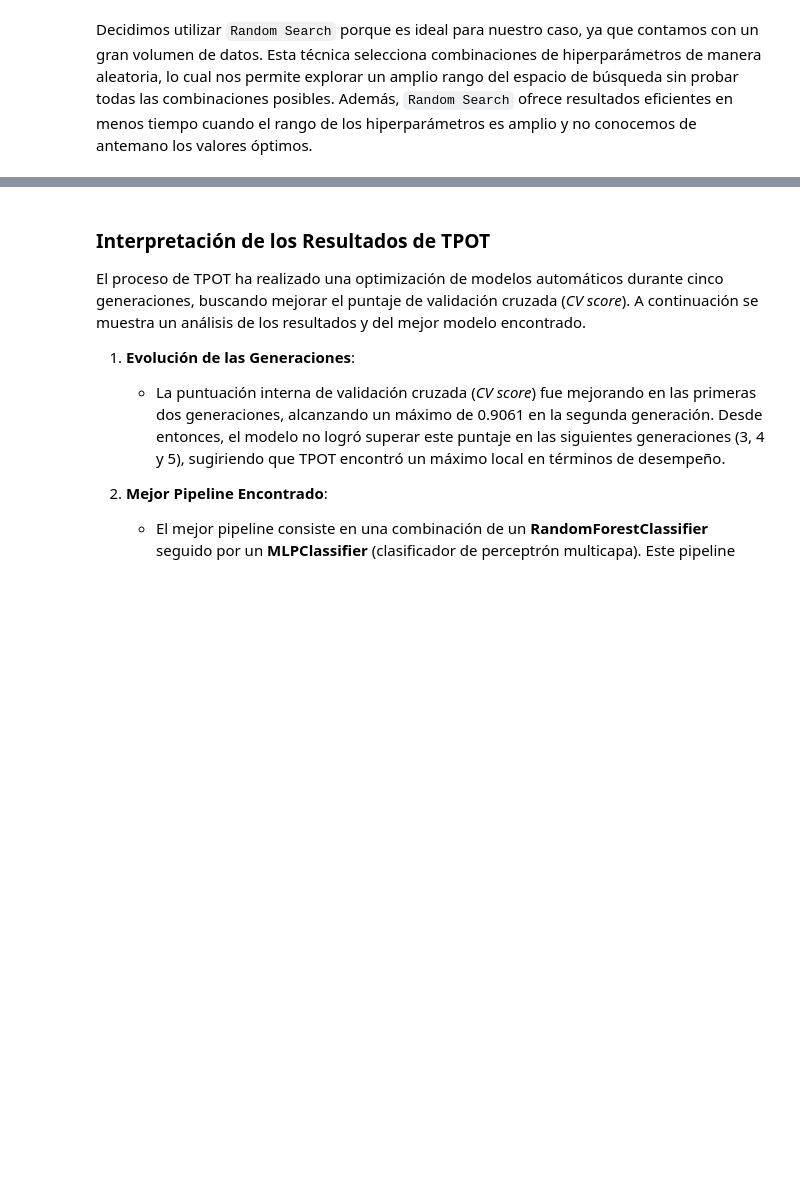
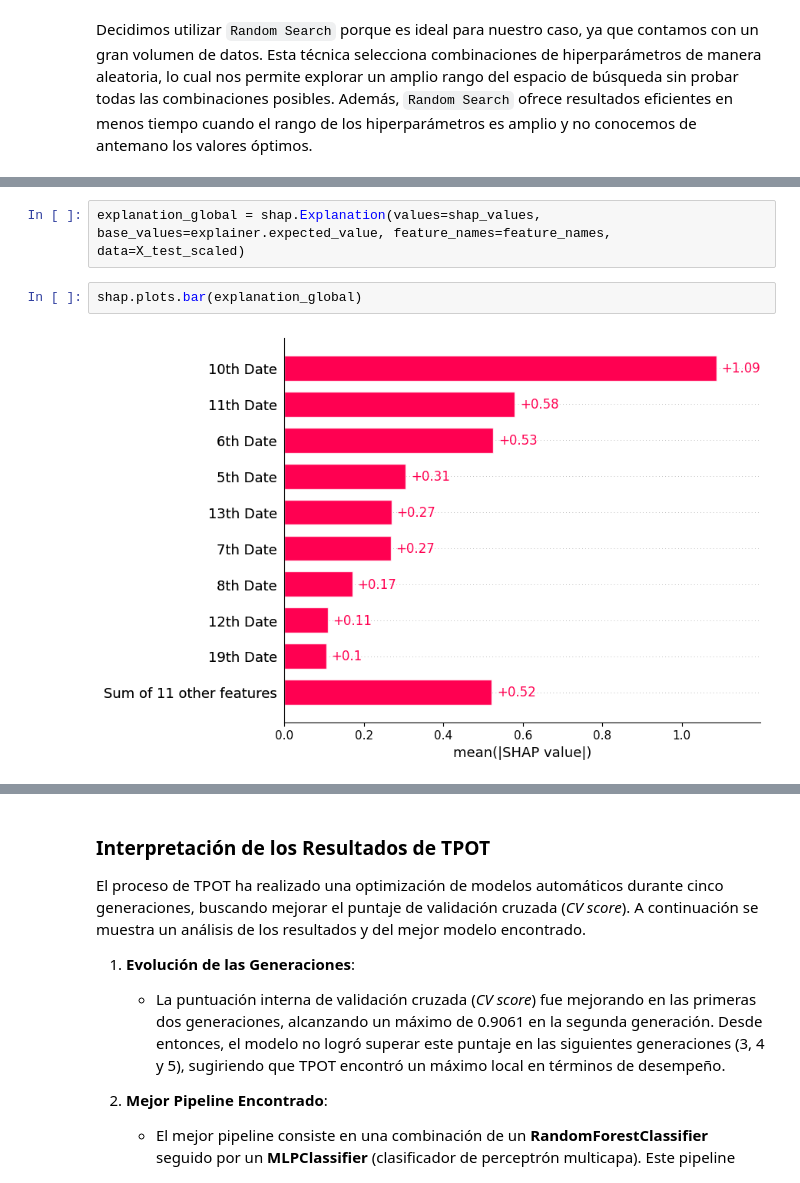
Before and after one commit to FrancoCalcia/AA1-TUIA-Calcia-Avecilla-TP2, a Jupyter notebook: TP-clasificacion-AA1.ipynb, the cells around one changed output, grey strips where cells are left out. Cells and saved outputs as stored; diff of their text form; blank space fills up the shorter version.

```diff
--- a/TP-clasificacion-AA1.ipynb
+++ b/TP-clasificacion-AA1.ipynb
@@ -1049,0 +1119,6 @@ Aunque se observan algunas mejoras en la *precision* y en el *F1 Score*, optamos
+# %%
+explanation_global = shap.Explanation(values=shap_values, base_values=explainer.expected_value, feature_names=feature_names, data=X_test_scaled)
+# %%
+shap.plots.bar(explanation_global)
+# %% [output]
+[figure, added]
```
Also changed, not shown: parts of 16 cells of this notebook.
